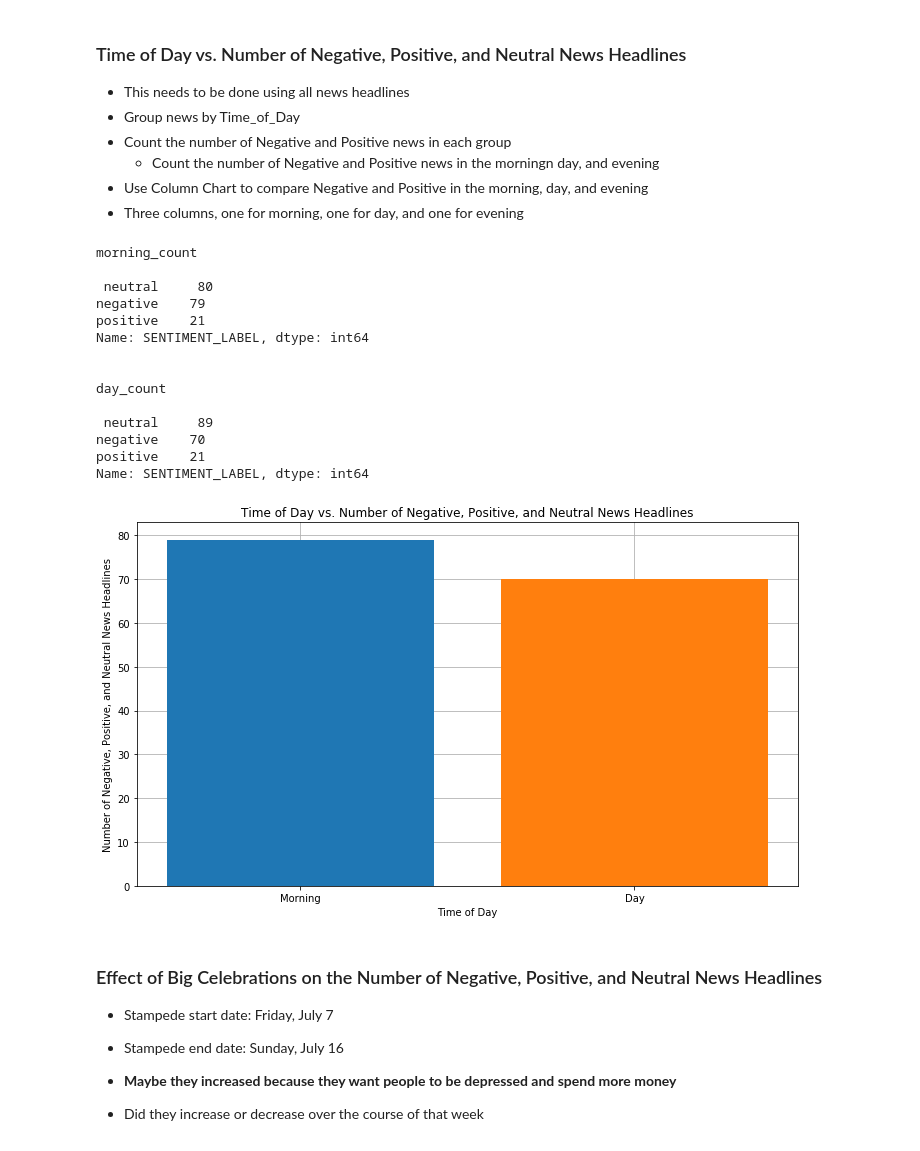
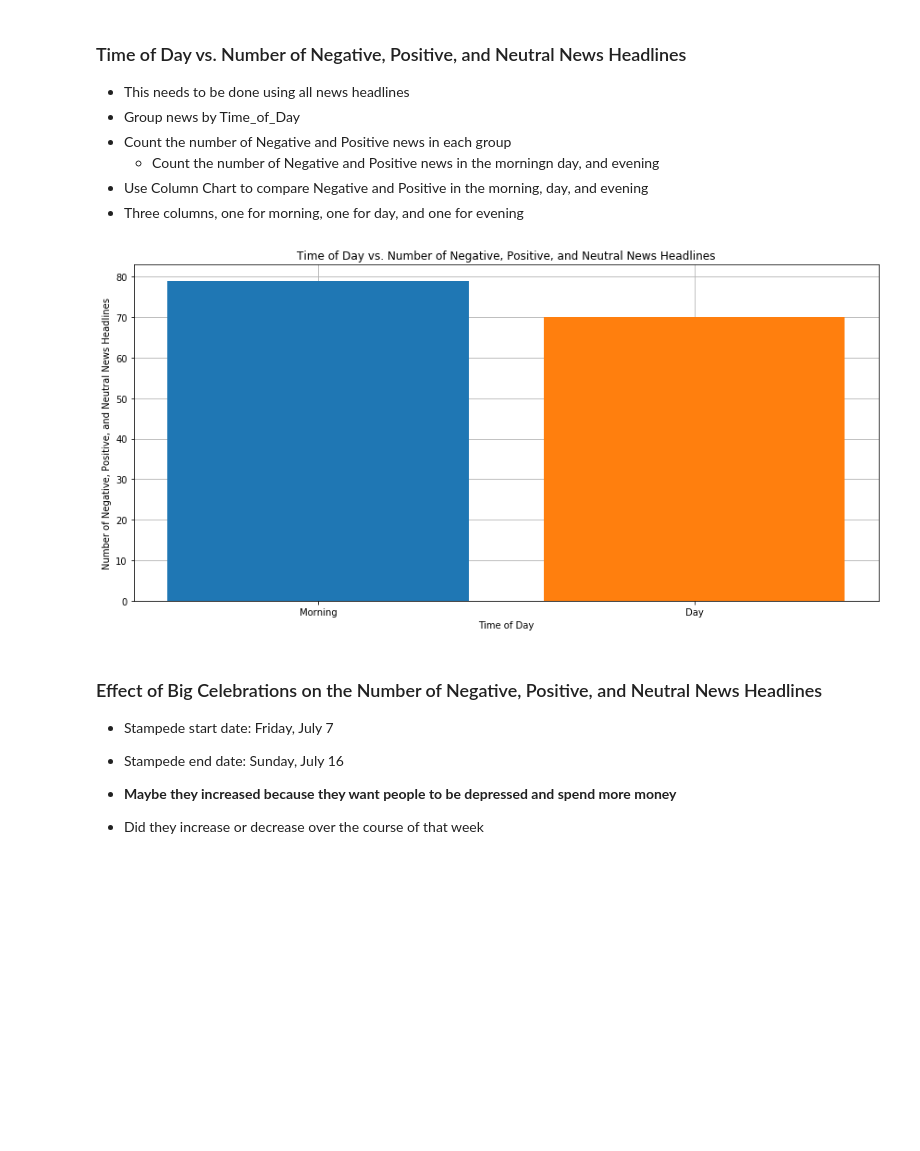
Before and after one commit to 00111000/Analyzing-Trends-in-News-Headlines, a Jupyter notebook: Analyzing-Trends-in-News-Headlines.ipynb, the cells around one changed output. Saved outputs shown, nothing was run; the diff lists cells and outputs as text; code cells hidden in the pictures; blank space fills up the shorter version.

```diff
--- a/Analyzing-Trends-in-News-Headlines.ipynb
+++ b/Analyzing-Trends-in-News-Headlines.ipynb
@@ -369,57 +383,38 @@ days_of_week ['Saturday', 'Sunday', 'Monday', 'Tuesday', 'Wednesday', 'Sunday',
 # %%
 # Get the total number of Neutral, Negative, and Positive news headlines in the morning
 morning_count = morning['SENTIMENT_LABEL'].value_counts()
 
 # Get the total number of Neutral, Negative, and Positive news headlines during the day
 day_count = day['SENTIMENT_LABEL'].value_counts()
 
 # Define labels list
 labels = ['Morning', 'Day']
 
-print('morning_count\n\n', morning_count)
-print('\n\nday_count\n\n', day_count)
+# print('morning_count\n\n', morning_count)
+# print('\n\nday_count\n\n', day_count)
 
 # Plot Bar Chart
-fig1, ax1 = plt.subplots(figsize = (10, 6))
+fig1, ax1 = plt.subplots(figsize = (12, 6))
 
 # Bar Chart settings
-ax1.bar([0],
-        [morning_count['negative']],
-        zorder = 3, align = 'center')
-
-ax1.bar([1],
-        [day_count['negative']],
-        zorder = 3, align = 'center')
+ax1.bar([0], [morning_count['negative']], zorder = 3)
+ax1.bar([1], [day_count['negative']], zorder = 3)
 
 # Define labels
 plt.title('Time of Day vs. Number of Negative, Positive, and Neutral News Headlines')
 plt.xlabel('Time of Day')
 plt.ylabel('Number of Negative, Positive, and Neutral News Headlines')
 
 # Define the tricks on the x-axis to be the country names
 plt.xticks([0, 1], labels)
 
 # Plot settings
 plt.tight_layout()
 plt.grid(zorder = 0)
 
 plt.show()
 # %% [output]
-morning_count
-
- neutral     80
-negative    79
-positive    21
-Name: SENTIMENT_LABEL, dtype: int64
-
-
-day_count
-
- neutral     89
-negative    70
-positive    21
-Name: SENTIMENT_LABEL, dtype: int64
-[figure, old version]
+[figure, new version]
 # %% [markdown]
 ### Effect of Big Celebrations on the Number of Negative, Positive, and Neutral News Headlines
 
```
Also changed, not shown: parts of 7 cells of this notebook.
